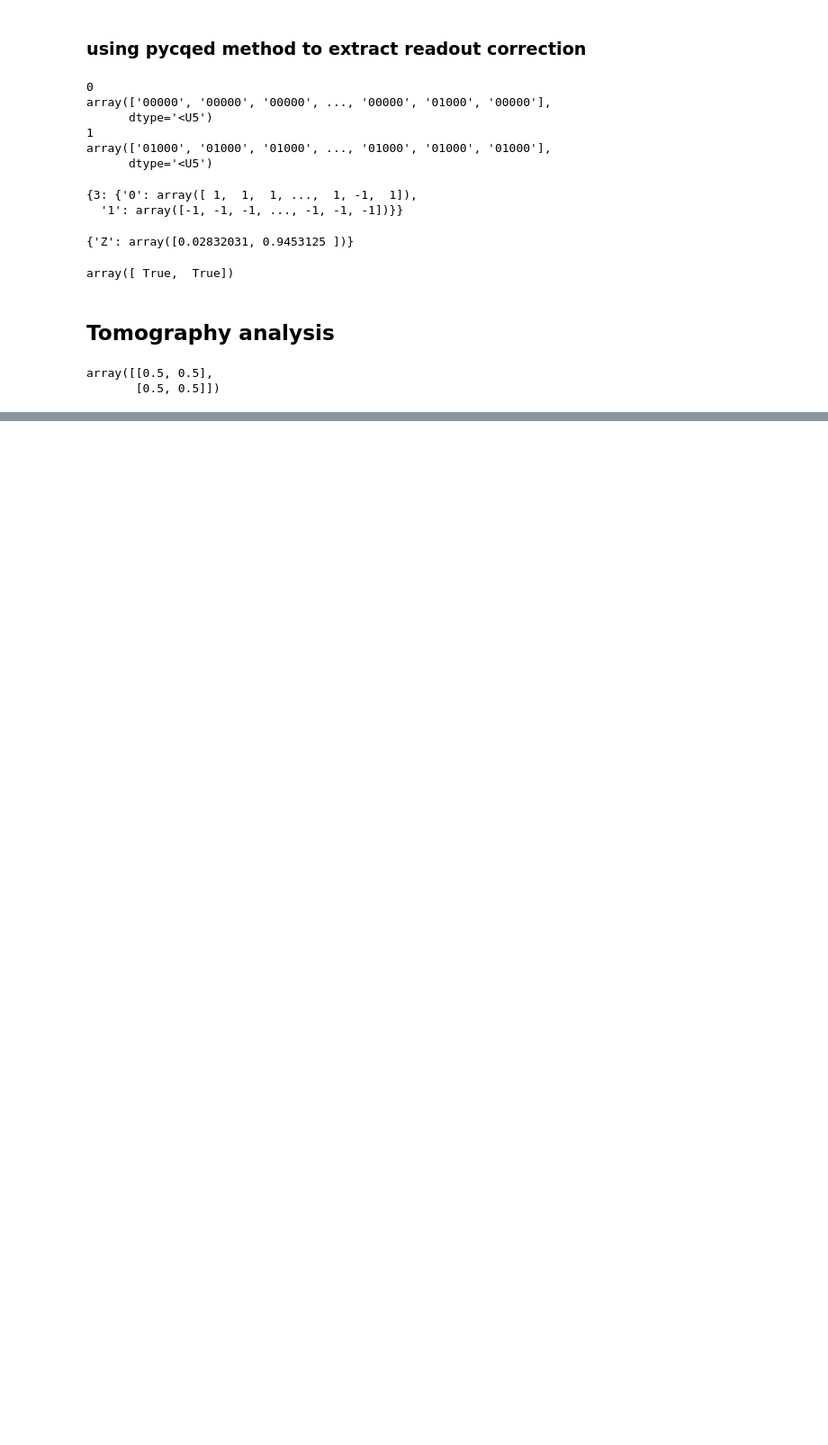
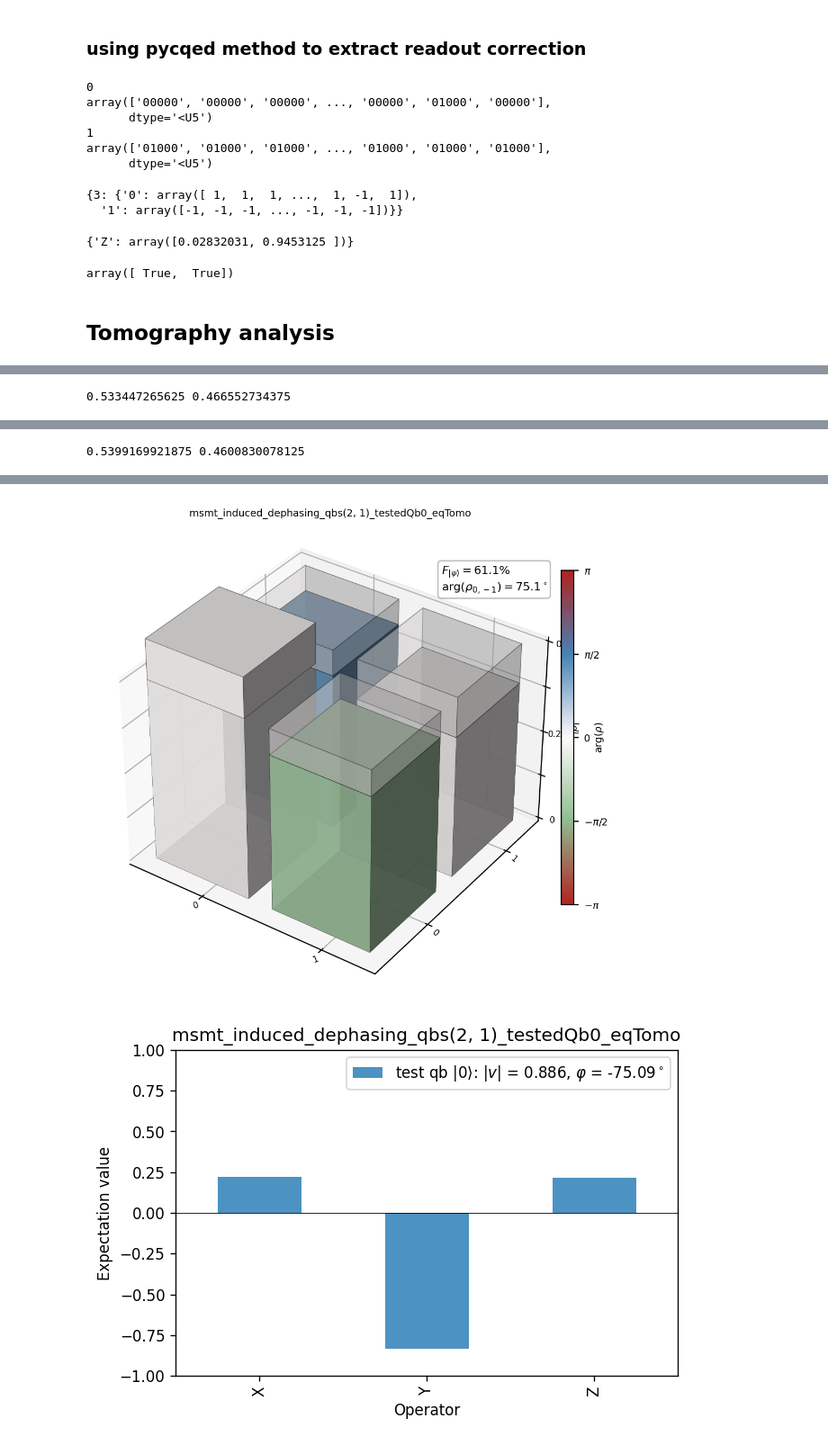
Before and after one commit to codecrap/inspire-experiments, a Jupyter notebook: notebooks/msmt_induced_dephasing_analysis.ipynb, the cells around one changed output, grey strips where cells are left out. Shown at 90% size. Cells and saved outputs as stored; diff of their text form; code cells hidden in the pictures; blank space fills up the shorter version.

Commit message:
Progress on msmt induced dephasing

```diff
--- a/notebooks/msmt_induced_dephasing_analysis.ipynb
+++ b/notebooks/msmt_induced_dephasing_analysis.ipynb
@@ -161,6 +167,59 @@ def analyze_msmt_induced_dephasing_tomography(filename: str, readout_correction:
-# %%
-state = 1/np.sqrt(2) * (np.array([1,0]) + np.array([0,1]))
-np.outer(state, state)
-# %% [output]
-array([[0.5, 0.5],
-       [0.5, 0.5]])
+# %%
+pairs = [(2,1), (2,3), (2, None)]
+# pairs = [(3,2), (3, None)]
+states = ['0', '1', '+']
+# pairs = [(3,2)]
+# states = ['+']
+correction = beta_qb2
+
+for pair in pairs:
+    for state in states:
+        exp_name = "msmt_induced_dephasing_qbs" + f"{pair}"
+        exp_name = exp_name + f"_testedQb{state}" if pair[1] is not None else exp_name
+        exp_name += "_eqTomo"
+
+        if state == '+':
+            expvals0, rho0, p_frac0 = analyze_msmt_induced_dephasing_tomography(exp_name, readout_correction=correction, mask_value=0, sim_msmt=False if pair[1] is not None else True)
+            expvals1, rho1, p_frac1 = analyze_msmt_induced_dephasing_tomography(exp_name, readout_correction=correction, mask_value=1, sim_msmt=False if pair[1] is not None else True)
+            print(p_frac0, p_frac1)
+
+            rho_model = np.full(rho0.shape, 0.5)
+            fid_0 = fidelity(rho0, rho_model)
+            fid_1 = fidelity(rho1, rho_model)
+            angle_0 = np.angle(rho0[0,-1], deg=True)
+            angle_1 = np.angle(rho1[0,-1], deg=True)
+
+            fig = plot_density_matrix(
+                rho=rho0, rho_id=rho_model, angle=angle_0, fidelity=fid_0, ps_frac=p_frac0, title=exp_name + r' - test qb $|0\rangle$',
+                rho2=rho1, rho2_id=rho_model, angle2=angle_1, fidelity2=fid_1, ps_frac2=p_frac1, title2=exp_name + r' - test qb $|1\rangle$'
+            )
+            ExperimentData.save_fig(fig, exp_name)
+
+            df = pd.DataFrame({r'test qb $|0\rangle$': expvals0, r'test qb $|1\rangle$': expvals1})
+            df.loc[r'$|v|$'] = np.sqrt((df**2).sum()).values
+            df.loc[r'$\varphi$'] = np.rad2deg(np.arctan(df.loc['Y']/df.loc['X'])).values
+            # df = pd.concat([df, pd.DataFrame({col: np.sqrt((df[col]**2).sum()) for col in df}, index=[r'$|v|$'])])
+            # df = pd.concat([df, pd.DataFrame(np.rad2deg(np.arctan(df.loc['X']/df.loc['Y'])).values, index=[r'$\varphi$'], columns=df.columns)])
+            # df = pd.concat([df, pd.DataFrame(np.sqrt((df**2).sum()).values, index=[r'$|v|$'], columns=df.columns)])
+            # df = pd.concat([df, pd.Series(np.rad2deg(np.arctan(df.loc['X']/df.loc['Y'])), name=r'$\varphi$', index=df.columns)], ignore_index=False)
+
+            fig2, _ = plot_pauli_exp_values(df, title=exp_name)
+            ExperimentData.save_fig(fig2, exp_name + "_EXPVALS")
+        else:
+            expvals, rho, p_frac = analyze_msmt_induced_dephasing_tomography(exp_name, readout_correction=correction, sim_msmt=False if pair[1] is not None else True)
+            rho_model = np.full(rho.shape, 0.5)
+            fid_0 = fidelity(rho, rho_model)
+            angle_01 = np.angle(rho[0,-1], deg=True) #*180/np.pi
+            fig = plot_density_matrix(rho=rho, rho_id=rho_model, angle=angle_01, fidelity=fid_0, title=exp_name)
+            ExperimentData.save_fig(fig, exp_name)
+
+            df = pd.DataFrame({rf'test qb $|{state}\rangle$': expvals})
+            df.loc[r'$|v|$'] = np.sqrt((df**2).sum()).values
+            df.loc[r'$\varphi$'] = np.rad2deg(np.arctan(df.loc['Y']/df.loc['X'])).values
+
+            fig2, _ = plot_pauli_exp_values(df, title=exp_name)
+            ExperimentData.save_fig(fig2, exp_name + "_EXPVALS")
+
+        if pair[1] is None:
+            break
+# %% [output]
@@ -166,0 +231 @@ array([[0.5, 0.5],
+0.533447265625 0.466552734375
@@ -166,0 +238 @@ array([[0.5, 0.5],
+0.5399169921875 0.4600830078125
@@ -166,0 +242,2 @@ array([[0.5, 0.5],
+[figure, added]
+[figure, added]
```
Also changed, not shown: parts of 32 cells of this notebook, 1 other file.
